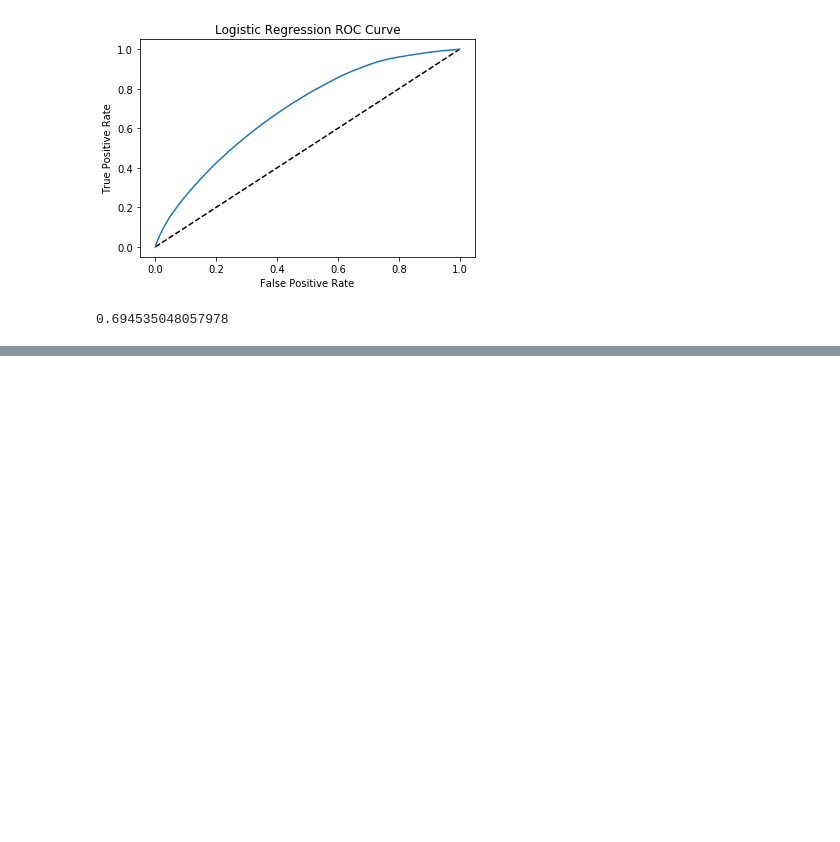
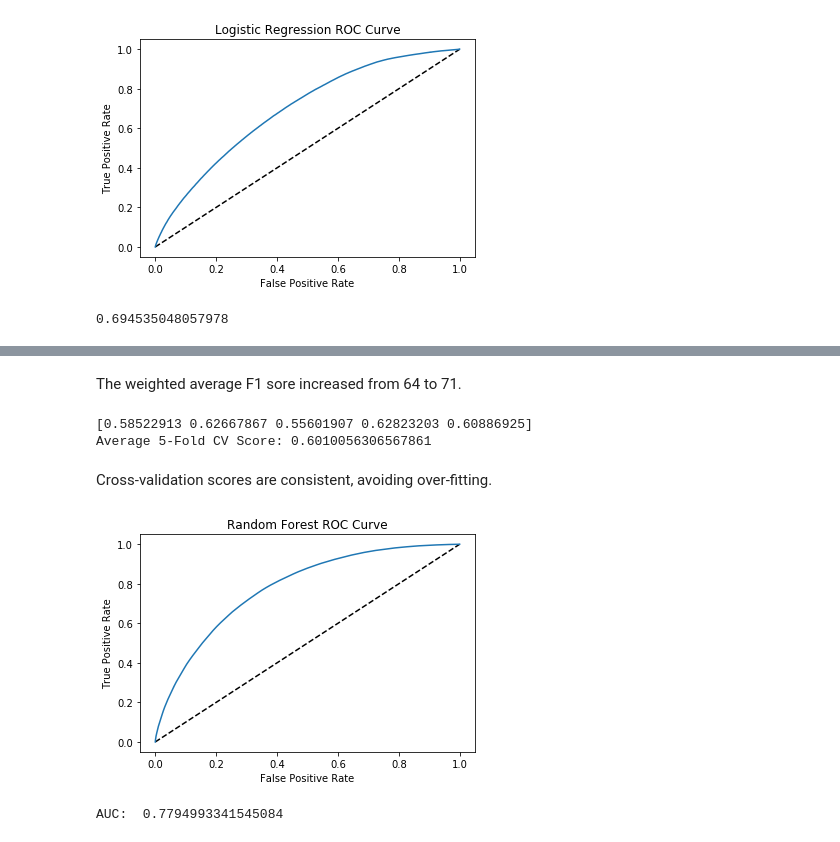
Before and after one commit to gibsongGH/Weather-Accident-Severity, a Jupyter notebook: notebooks/_Step 4 - Building A Model.ipynb, the cells around one changed output, grey strips where cells are left out. Drawn from its saved outputs; the diff is of its cells as text; code cells hidden in the pictures; blank space fills up the shorter version.

Commit message:
added Random Forest and Hyperparameter testing

```diff
--- a/notebooks/_Step 4 - Building A Model.ipynb
+++ b/notebooks/_Step 4 - Building A Model.ipynb
@@ -60,7 +28,7 @@ data['SeverityLoHi'] = data['Severity'].apply(lambda x: "High" if x >= 3 else "L
 # These features with a high percentage of single values made binary
 data['DistanceZero'] = data['Distance(mi)'].apply(lambda x: 1 if x == 0 else 0)
 data['PrecipitationZero'] = data['Precipitation(in)'].apply(lambda x: 1 if x == 0 else 0)
-data['VisibilityTen'] = data['Distance(mi)'].apply(lambda x: 1 if x == 10 else 0)
+data['VisibilityTen'] = data['Visibility(mi)'].apply(lambda x: 1 if x == 10 else 0)
 # %%
 # Convert Civil Twilight from Day Night to 0 1
 data['DayNight01'] = data['Civil_Twilight'].apply(lambda x: 1 if x == 'Night' else 0)
@@ -314,0 +295,2 @@ Please also refer to the documentation for alternative solver options:
+# %%
+rfset = data.drop(['Weather_Timestamp', 'Weather_Condition', 'ID', 'Source', 'Severity', 'SeverityLoHi', 'Start_Time', 'End_Time', 'Start_Lat', 'Start_Lng', 'Description', 'Wind_Direction', 'Street', 'Side', 'City', 'County', 'State', 'Zipcode', 'Zip2', 'Country', 'Timezone', 'Airport_Code', 'Duration', 'Month', 'Sunrise_Sunset', 'Civil_Twilight', 'Nautical_Twilight', 'Astronomical_Twilight'], axis = 1)
@@ -314,0 +342,7 @@ Please also refer to the documentation for alternative solver options:
+# %%
+# Are high severity incidents under-represented?  Equalize count with low severity.
+high_count = rfset.Severity01[rfset.Severity01 == 1].count()
+equaldf = rfset[rfset.Severity01 == 1]
+lows = rfset[rfset.Severity01 == 0].sample(n=high_count, random_state=7)
+equaldf = equaldf.append(lows)
+equaldf.Severity01.value_counts()
@@ -314,0 +353,18 @@ Please also refer to the documentation for alternative solver options:
+# %%
+# Check improved Confusion Matrix with equal category counts
+yrfe = equaldf.Severity01
+Xrfe = equaldf.drop(['Severity01'], axis=1)
+
+Xrfe_train, Xrfe_test, yrfe_train, yrfe_test = train_test_split(Xrfe, yrfe, test_size = 0.2, random_state=7)
+Xrfe_train, Xrfe_valid, yrfe_train, yrfe_valid = train_test_split(Xrfe_train, yrfe_train, test_size = 0.1, random_state=7)
+
+rfe = RandomForestClassifier()
+rfe.fit(Xrfe_train, yrfe_train)
+
+yrfe_pred= rfe.predict(Xrfe_test)
+print("RF Accuracy: ", rfe.score(Xrfe_test, yrfe_test))
+
+pd.crosstab(yrfe_test, yrfe_pred, rownames=['Actual Result'], colnames=['Predicted Result'])
+cme = confusion_matrix(yrfe_test, yrfe_pred)
+cmpcte = np.round(cme / cme.sum(axis=1).reshape(-1,1), 2)
+print(cmpcte)
@@ -314,0 +391,2 @@ Please also refer to the documentation for alternative solver options:
+# %% [markdown]
+The weighted average F1 sore increased from 64 to 71.
@@ -314,0 +396,25 @@ Please also refer to the documentation for alternative solver options:
+# %%
+# CV Scores
+print(cv_scores)
+print("Average 5-Fold CV Score: {}".format(np.mean(cv_scores)))
+# %% [output]
+[0.58522913 0.62667867 0.55601907 0.62823203 0.60886925]
+Average 5-Fold CV Score: 0.6010056306567861
+# %% [markdown]
+Cross-validation scores are consistent, avoiding over-fitting.
+# %%
+# Plotting the ROC curve
+yrfe_pred_prob = rfe.predict_proba(Xrfe_test)[:, 1]
+fpr, tpr, thresholds = roc_curve(yrfe_test, yrfe_pred_prob)
+plt.plot([0,1], [0,1], 'k--')
+plt.plot(fpr, tpr, label = 'Random Forest')
+plt.xlabel('False Positive Rate')
+plt.ylabel("True Positive Rate")
+plt.title('Random Forest ROC Curve')
+plt.show()
+# %% [output]
+[figure, added]
+# %%
+print("AUC: ", roc_auc_score(yrfe_test, yrfe_pred_prob))
+# %% [output]
+AUC:  0.7794993341545084
```
Also changed, not shown: parts of 35 cells of this notebook.
